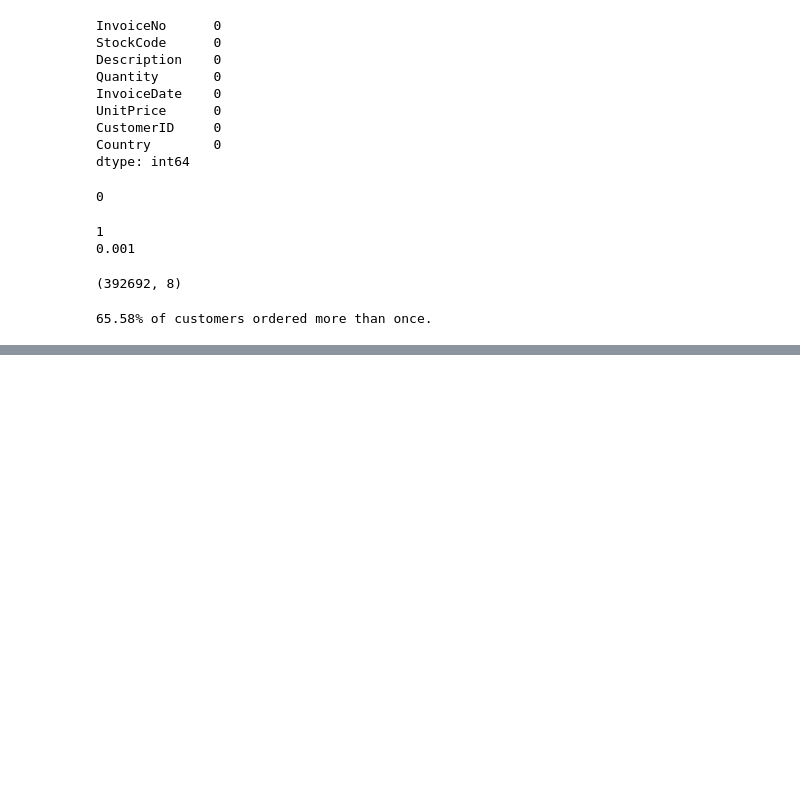
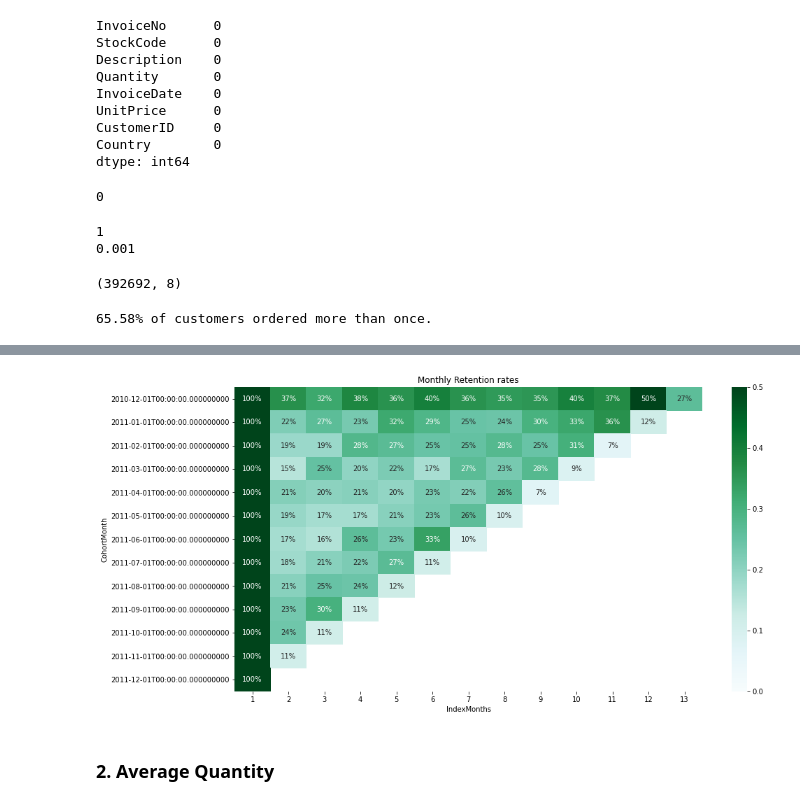
Before and after one commit to ovokpus/Customer-Segmentation, a Jupyter notebook: retail_project.ipynb, the cells around one changed output, grey strips where cells are left out. Saved outputs shown, nothing was run; the diff lists cells and outputs as text; code cells hidden in the pictures; blank space fills up the shorter version.

```diff
--- a/retail_project.ipynb
+++ b/retail_project.ipynb
@@ -318,0 +252,12 @@ cohorts["Customers"].unstack(0).head()
+# %%
+invoice_year, invoice_month, invoice_day = get_date(retail_data, 'InvoiceMonth', 'InvoiceDay')
+cohort_year, cohort_month, cohort_day = get_date(retail_data, 'CohortMonth', 'CohortDay')
+
+years_diff = invoice_year - cohort_year
+months_diff = invoice_month - cohort_month
+days_diff = invoice_day - cohort_day
+
+retail_data['IndexMonths'] = years_diff * 12 + months_diff + 1
+retail_data['IndexDays'] = years_diff * 365 + months_diff * 30 + days_diff + 1
+
+retail_data.head()
@@ -318,0 +273,8 @@ cohorts["Customers"].unstack(0).head()
+# %%
+month_group = retail_data.groupby(['CohortMonth', 'IndexMonths'])
+cohort_data_month = month_group['CustomerID'].apply(pd.Series.nunique).reset_index()
+cohort_counts_mnth = cohort_data_month.pivot(index='CohortMonth',
+                                            columns='IndexMonths',
+                                            values='CustomerID')
+
+cohort_counts_mnth.head(20)
@@ -318,0 +322,6 @@ cohorts["Customers"].unstack(0).head()
+# %%
+#Monthly Retention Rates
+
+cohort_sizes_mnth = cohort_counts_mnth.iloc[:,0]
+monthly_retention = cohort_counts_mnth.divide(cohort_sizes_mnth, axis=0)
+monthly_retention.round(5) * 100
@@ -318,0 +365,15 @@ cohorts["Customers"].unstack(0).head()
+# %%
+plt.figure(figsize=(15, 8))
+plt.title('Monthly Retention rates')
+sns.heatmap(data = monthly_retention,
+           annot = True,
+           fmt = '.0%',
+           vmin = 0.0,
+           vmax = 0.5,
+           cmap = 'BuGn')
+
+plt.show()
+# %% [output]
+[figure, added]
+# %% [markdown]
+### 2. Average Quantity
```
Also changed, not shown: parts of 35 cells of this notebook, 2 other files.
